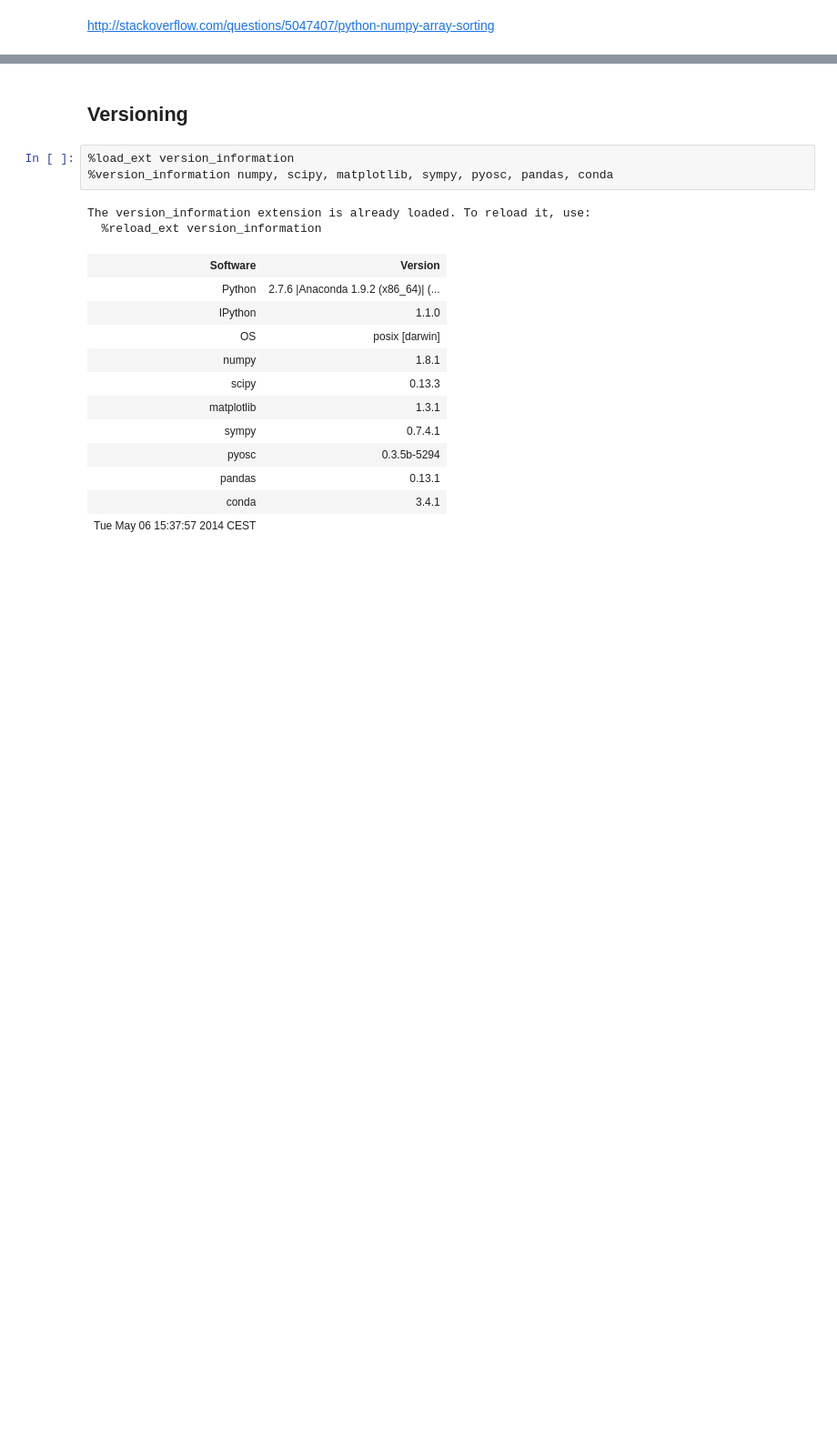
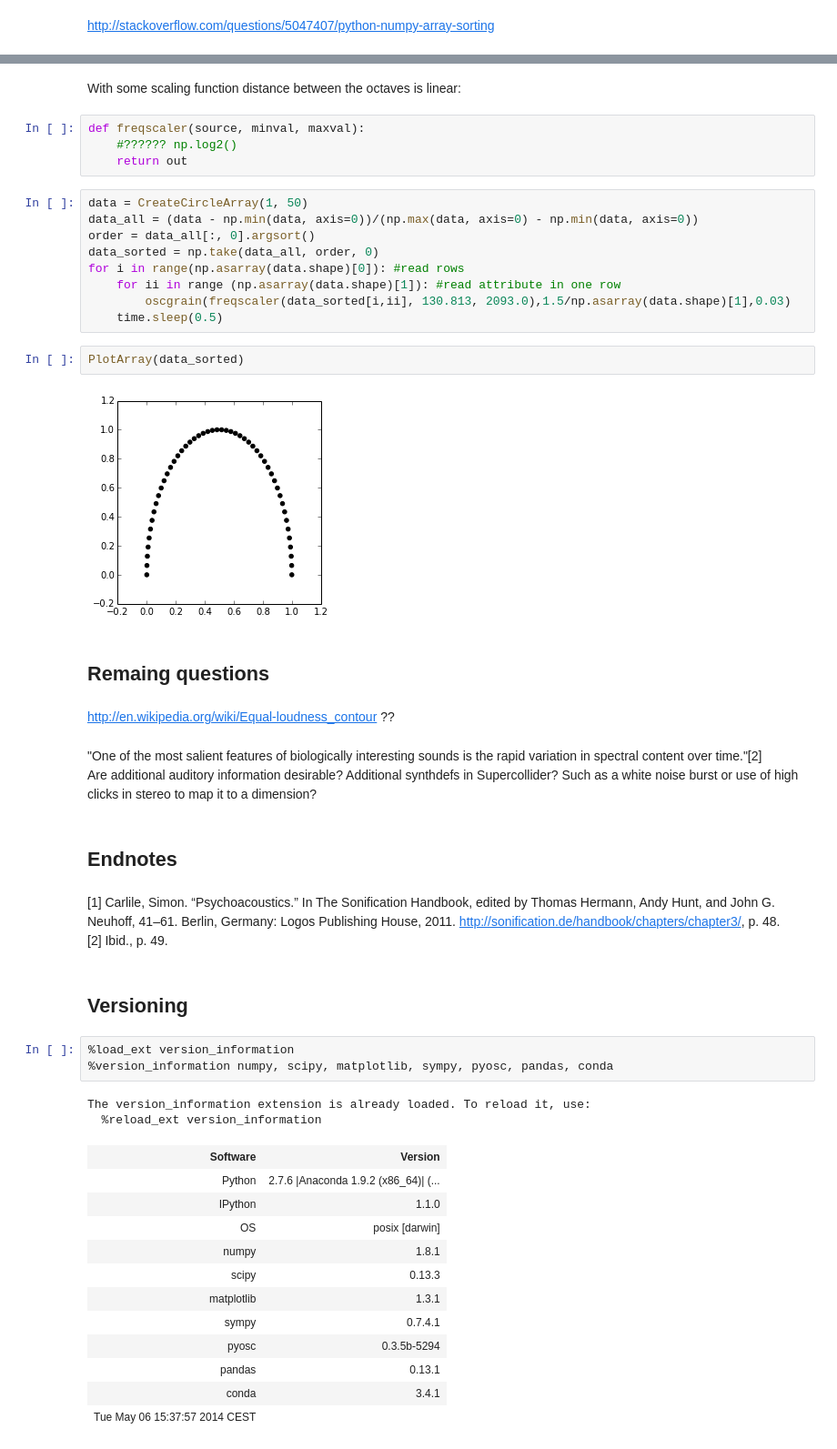
Before and after one commit to experimentalDataAesthetics/ipython_notes, a Jupyter notebook: Simple data sonification and tests with prepared data.ipynb, the cells around one changed output, grey strips where cells are left out. Shown at 91% size. Saved outputs shown, nothing was run; the diff lists cells and outputs as text; blank space fills up the shorter version.

Commit message:
trying to build in psychoacoustics (still due)

```diff
--- a/Simple data sonification and tests with prepared data.ipynb
+++ b/Simple data sonification and tests with prepared data.ipynb
@@ -237,3 +272,34 @@ Are additional auditory information desirable? Additional synthdefs in Supercoll
+# %% [markdown]
+With some scaling function distance between the octaves is linear:
+# %%
+def freqscaler(source, minval, maxval):
+    #?????? np.log2()
+    return out
+# %%
+data = CreateCircleArray(1, 50)
+data_all = (data - np.min(data, axis=0))/(np.max(data, axis=0) - np.min(data, axis=0))
+order = data_all[:, 0].argsort()
+data_sorted = np.take(data_all, order, 0)
+for i in range(np.asarray(data.shape)[0]): #read rows
+    for ii in range (np.asarray(data.shape)[1]): #read attribute in one row
+        oscgrain(freqscaler(data_sorted[i,ii], 130.813, 2093.0),1.5/np.asarray(data.shape)[1],0.03)
+    time.sleep(0.5)
+# %%
+PlotArray(data_sorted)
+# %% [output]
+[figure, added]
+# %% [markdown]
+## Remaing questions
+# %% [markdown]
+http://en.wikipedia.org/wiki/Equal-loudness_contour ??
+# %% [markdown]
+"One of the most salient features of biologically interesting sounds is the rapid variation in spectral content over time."[2]<br>
+Are additional auditory information desirable? Additional synthdefs in Supercollider? Such as a white noise burst or use of high clicks in stereo to map it to a dimension?<br>
+# %% [markdown]
+## Endnotes
+# %% [markdown]
+[1] Carlile, Simon. “Psychoacoustics.” In The Sonification Handbook, edited by Thomas Hermann, Andy Hunt, and John G. Neuhoff, 41–61. Berlin, Germany: Logos Publishing House, 2011. http://sonification.de/handbook/chapters/chapter3/, p. 48.<br>
+[2] Ibid., p. 49.
 # %% [markdown]
 ## Versioning
 # %%
```
Also changed, not shown: parts of 20 cells of this notebook.
